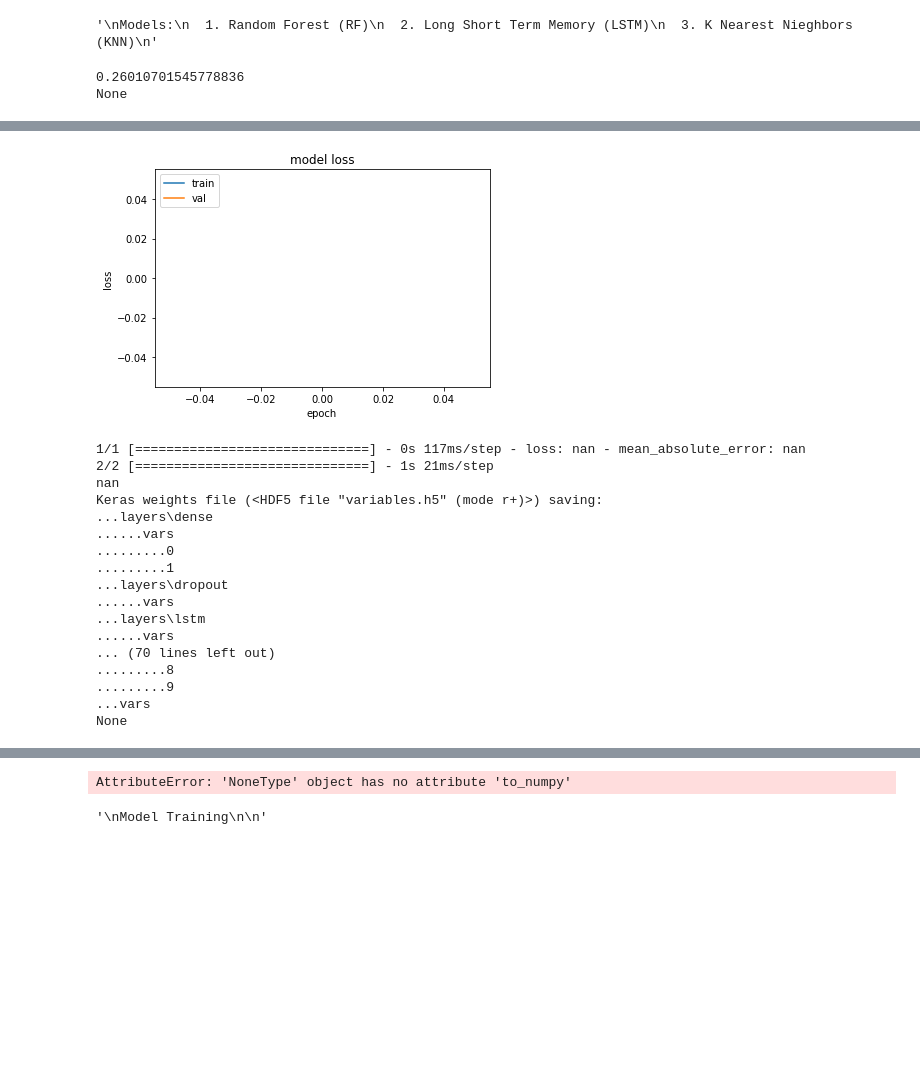
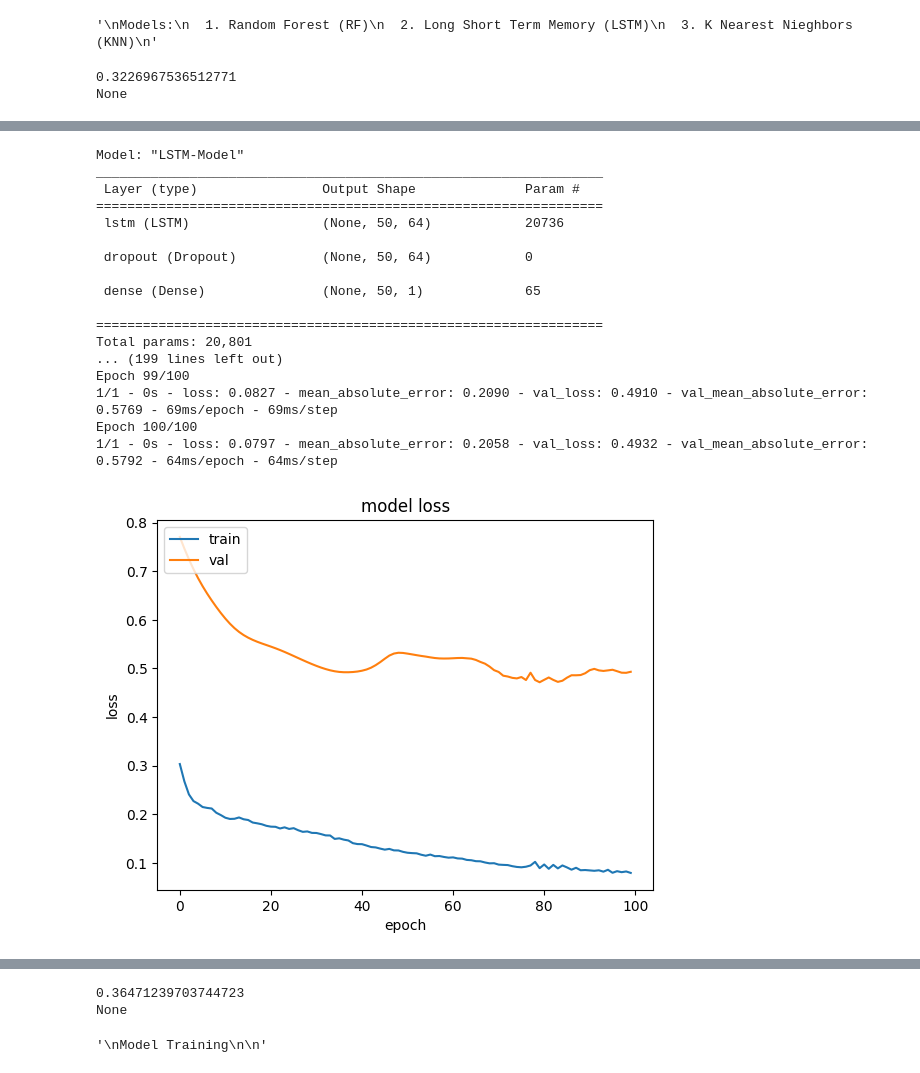
Before and after one commit to shef4/fireflyai, a Jupyter notebook: Thermoflyai_model_training.ipynb, the cells around one changed output, grey strips where cells are left out. Cells and saved outputs as stored; diff of their text form; code cells hidden in the pictures; blank space fills up the shorter version.

Commit message:
data connected to models

```diff
--- a/Thermoflyai_model_training.ipynb
+++ b/Thermoflyai_model_training.ipynb
@@ -378,9 +378,9 @@ batch = year_batch
 dev, test = train_test_split(batch, test_size=0.2, shuffle=False)
 train, val = train_test_split(dev, test_size=0.2, shuffle=False)
 #split label
-X_TRAIN, Y_TRAIN = train.drop(columns=["AC Temp"]), train["AC Temp"]
-X_VAL, Y_VAL = val.drop(columns=["AC Temp"]), val["AC Temp"]
-X_TEST, Y_TEST = test.drop(columns=["AC Temp"]), test["AC Temp"]
+X_Train, Y_Train = train.drop(columns=["AC Temp"]), train["AC Temp"]
+X_Val, Y_VAL = val.drop(columns=["AC Temp"]), val["AC Temp"]
+X_Test, Y_Test = test.drop(columns=["AC Temp"]), test["AC Temp"]
 
 print(user_profile)
 # %% [output]
@@ -451,15 +452,14 @@ class Model_RF():
     self.x_train, self.y_train = None, None
     self.x_val, self.y_val = None, None
     self.x_test, self.y_test = None, None
-    self.load_data()
     #create default model
     self.model = RandomForestClassifier()
 
-  def load_data(self, X_train=X_TRAIN, Y_train=Y_TRAIN, X_val=X_VAL, Y_val=Y_VAL, X_test=X_TEST, Y_test=Y_TEST):
+  def load_data(self, x_train, y_train, x_val, y_val, x_test, y_test):
     #load data
-    self.x_train, self.y_train = X_train, Y_train.astype(int)
-    self.x_val, self.y_val = X_val, Y_val.astype(int)
-    self.x_test, self.y_test = X_test, Y_test.astype(int)
+    self.x_train, self.y_train = x_train, y_train.astype(int)
+    self.x_val, self.y_val = x_val, y_val.astype(int)
+    self.x_test, self.y_test = x_test, y_test.astype(int)
 
   def train(self, hyper_parms):
     #reset and train model
@@ -495,6 +495,9 @@ rf_hyper_params = [{"name":"max_features", "default":1, "start":1, "stop":5, "st
                   {"name":"max_depth", "default":5, "start":5, "stop":10, "step":1},
                   {"name":"min_samples_split", "default":5, "start":5, "stop":10, "step":1},
                   {"name":"min_samples_leaf", "default":5, "start":5, "stop":10, "step":1}]
+model.load_data(x_train = X_Train.copy(), y_train = Y_Train.copy(),
+                x_val = X_Val.copy(), y_val =  Y_VAL.copy(),
+                x_test = X_Test.copy(), y_test = Y_Test.copy())
 model.train(rf_hyper_params) # Add parameters
 acc = model.validate()
 print(acc)
@@ -502,7 +505,7 @@ model.save('models/rf/rf_model_test.pkl')
 saved_model = model.load('models/rf/rf_model_test.pkl')
 print(saved_model)
 # %% [output]
-0.26010701545778836
+0.3226967536512771
 None
 # %%
 """
@@ -515,7 +518,7 @@ class Model_LSTM():
     self.x_train, self.y_train = None, None
     self.x_val, self.y_val = None, None
     self.x_test, self.y_test = None, None
-    self.load_data()
+
     #create default model
     self.model = None
 
@@ -545,11 +548,11 @@ class Model_LSTM():
     y_data = np.reshape(y_data,(int(y_data.shape[0]/timesteps),timesteps,1))
     return x_data, y_data
 
-  def load_data(self, X_train = X_TRAIN, Y_train = Y_TRAIN, X_val = X_VAL, Y_val =  Y_VAL, X_test = X_TEST, Y_test = Y_TEST):
+  def load_data(self, x_train, y_train, x_val, y_val, x_test, y_test):
     #load data
-    self.x_train, self.y_train = self.format_data(X_train, Y_train)
-    self.x_val, self.y_val = self.format_data(X_val, Y_val)
-    self.x_test, self.y_test = self.format_data(X_test, Y_test)
+    self.x_train, self.y_train = self.format_data(x_train, y_train)
+    self.x_val, self.y_val = self.format_data(x_val, y_val)
+    self.x_test, self.y_test = self.format_data(x_test, y_test)
     print(self.x_train.shape, self.y_train.shape)
 
   def plot_loss(self, history):
@@ -614,6 +617,9 @@ lstm_hyper_params = [{"name":"n_neighbors", "default":1, "start":1, "stop":5, "s
                      {"name":"leafsize", "default":1, "start":1, "stop":5, "step":1},
                      {"name":"n_neighbors", "default":1, "start":1, "stop":5, "step":1},
                      {"name":"p=2", "default":1, "start":1, "stop":5, "step":1}]
+model.load_data(x_train = X_Train.copy(), y_train = Y_Train.copy(),
+                x_val = X_Val.copy(), y_val =  Y_VAL.copy(),
+                x_test = X_Test.copy(), y_test = Y_Test.copy())
 model.train(lstm_hyper_params) ## add your parameters here
 acc = model.validate()
 print(acc)
@@ -641,18 +636,18 @@ Epoch 100/100
+Model: "LSTM-Model"
+_________________________________________________________________
+ Layer (type)                Output Shape              Param #
+=================================================================
+ lstm (LSTM)                 (None, 50, 64)            20736
+
+ dropout (Dropout)           (None, 50, 64)            0
+
+ dense (Dense)               (None, 50, 1)             65
+
+=================================================================
+Total params: 20,801
+... (199 lines left out)
+Epoch 99/100
+1/1 - 0s - loss: 0.0827 - mean_absolute_error: 0.2090 - val_loss: 0.4910 - val_mean_absolute_error: 0.5769 - 69ms/epoch - 69ms/step
+Epoch 100/100
+1/1 - 0s - loss: 0.0797 - mean_absolute_error: 0.2058 - val_loss: 0.4932 - val_mean_absolute_error: 0.5792 - 64ms/epoch - 64ms/step
-[figure, old version]
+[figure, new version]
-1/1 [==============================] - 0s 117ms/step - loss: nan - mean_absolute_error: nan
-2/2 [==============================] - 1s 21ms/step
-nan
-Keras weights file (<HDF5 file "variables.h5" (mode r+)>) saving:
-...layers\dense
-......vars
-.........0
-.........1
-...layers\dropout
-......vars
-...layers\lstm
-......vars
-... (70 lines left out)
-.........8
-.........9
-...vars
-None
@@ -718,6 +723,9 @@ knn_hyper_params = [{"name":"n_neighbors", "default":1, "start":1, "stop":5, "st
                      {"name":"algorithm", "default":'kd_tree', "start":1, "stop":5, "step":1},
                      {"name":"leaf_size", "default":30, "start":1, "stop":5, "step":1},
                      {"name":"p", "default":2, "start":1, "stop":5, "step":1}]
+model.load_data(x_train = X_Train.copy(), y_train = Y_Train.copy(),
+                x_val = X_Val.copy(), y_val =  Y_VAL.copy(),
+                x_test = X_Test.copy(), y_test = Y_Test.copy())
 model.train(knn_hyper_params)
 acc = model.validate()
 print(acc)
@@ -725,7 +733,8 @@ model.save('models/knn/knn_model_test.pkl')
 saved_model = model.load('models/knn/knn_model_test.pkl')
 print(saved_model)
 # %% [output]
-AttributeError: 'NoneType' object has no attribute 'to_numpy'
+0.36471239703744723
+None
 # %%
 """
 Model Training
```
Also changed, not shown: parts of 10 cells of this notebook, 1 other file.
